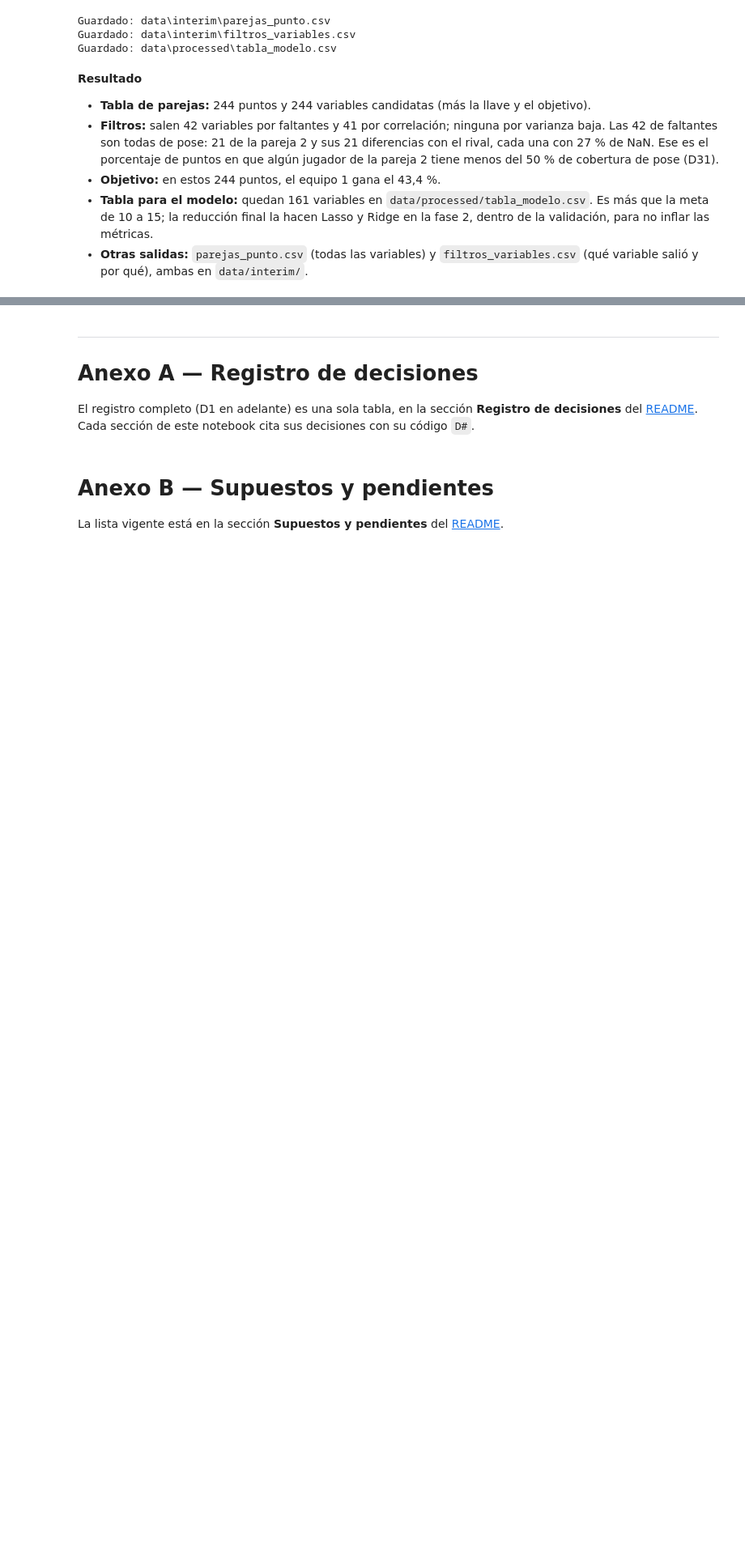
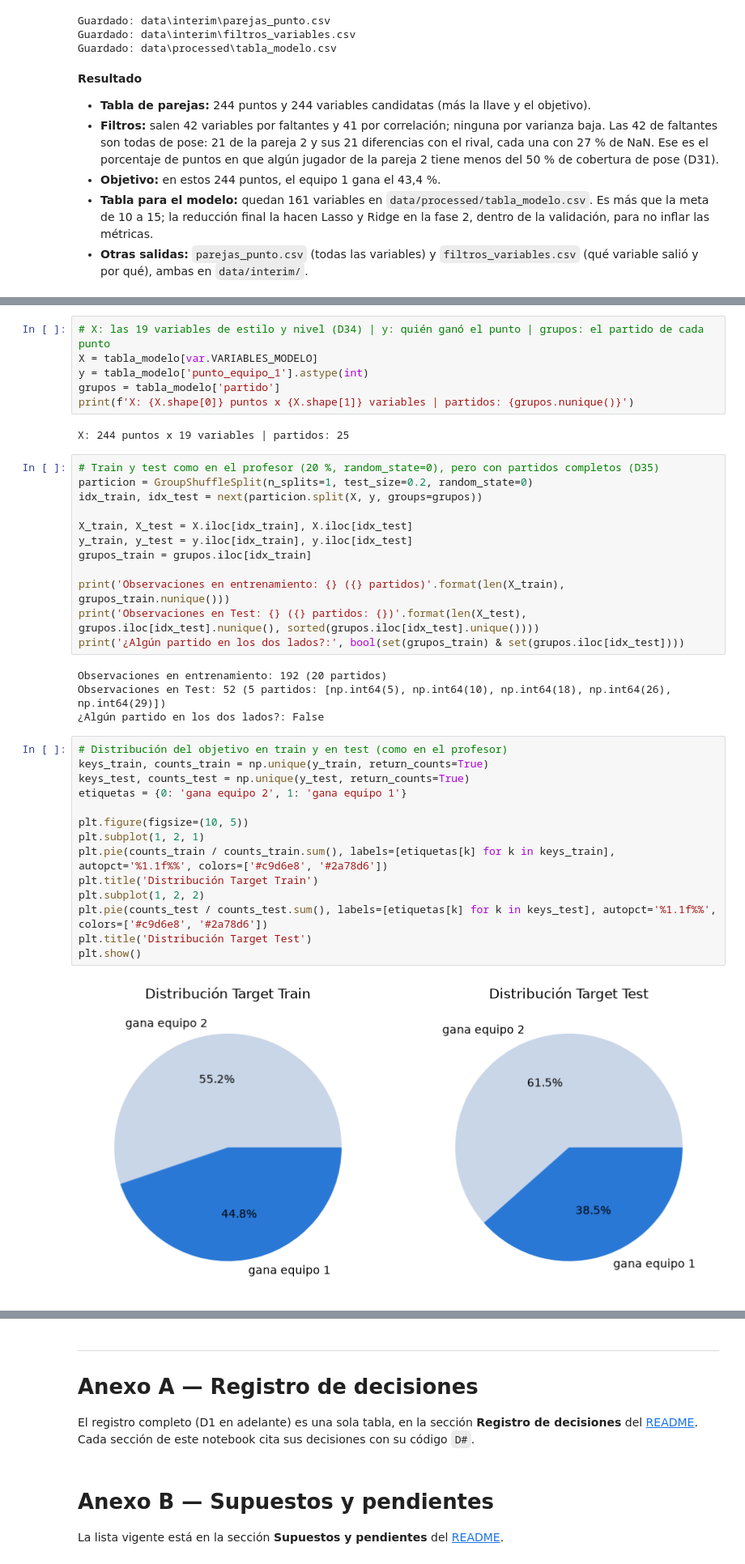
Before and after one commit to juanjocamposv/Proyecto_final_analitica, a Jupyter notebook: notebooks/Proyecto_Parejas_Padel.ipynb, the cells around one changed output, grey strips where cells are left out. Shown at 81% size. Drawn from its saved outputs; the diff is of its cells as text; blank space fills up the shorter version.

```diff
--- a/notebooks/Proyecto_Parejas_Padel.ipynb
+++ b/notebooks/Proyecto_Parejas_Padel.ipynb
@@ -1310,0 +1436,40 @@ Guardado: data\processed\tabla_modelo.csv
+# %%
+# X: las 19 variables de estilo y nivel (D34) | y: quién ganó el punto | grupos: el partido de cada punto
+X = tabla_modelo[var.VARIABLES_MODELO]
+y = tabla_modelo['punto_equipo_1'].astype(int)
+grupos = tabla_modelo['partido']
+print(f'X: {X.shape[0]} puntos x {X.shape[1]} variables | partidos: {grupos.nunique()}')
+# %% [output]
+X: 244 puntos x 19 variables | partidos: 25
+# %%
+# Train y test como en el profesor (20 %, random_state=0), pero con partidos completos (D35)
+particion = GroupShuffleSplit(n_splits=1, test_size=0.2, random_state=0)
+idx_train, idx_test = next(particion.split(X, y, groups=grupos))
+
+X_train, X_test = X.iloc[idx_train], X.iloc[idx_test]
+y_train, y_test = y.iloc[idx_train], y.iloc[idx_test]
+grupos_train = grupos.iloc[idx_train]
+
+print('Observaciones en entrenamiento: {} ({} partidos)'.format(len(X_train), grupos_train.nunique()))
+print('Observaciones en Test: {} ({} partidos: {})'.format(len(X_test), grupos.iloc[idx_test].nunique(), sorted(grupos.iloc[idx_test].unique())))
+print('¿Algún partido en los dos lados?:', bool(set(grupos_train) & set(grupos.iloc[idx_test])))
+# %% [output]
+Observaciones en entrenamiento: 192 (20 partidos)
+Observaciones en Test: 52 (5 partidos: [np.int64(5), np.int64(10), np.int64(18), np.int64(26), np.int64(29)])
+¿Algún partido en los dos lados?: False
+# %%
+# Distribución del objetivo en train y en test (como en el profesor)
+keys_train, counts_train = np.unique(y_train, return_counts=True)
+keys_test, counts_test = np.unique(y_test, return_counts=True)
+etiquetas = {0: 'gana equipo 2', 1: 'gana equipo 1'}
+
+plt.figure(figsize=(10, 5))
+plt.subplot(1, 2, 1)
+plt.pie(counts_train / counts_train.sum(), labels=[etiquetas[k] for k in keys_train], autopct='%1.1f%%', colors=['#c9d6e8', '#2a78d6'])
+plt.title('Distribución Target Train')
+plt.subplot(1, 2, 2)
+plt.pie(counts_test / counts_test.sum(), labels=[etiquetas[k] for k in keys_test], autopct='%1.1f%%', colors=['#c9d6e8', '#2a78d6'])
+plt.title('Distribución Target Test')
+plt.show()
+# %% [output]
+[figure, added]
```
Also changed, not shown: parts of 50 cells of this notebook, 15 other files.
